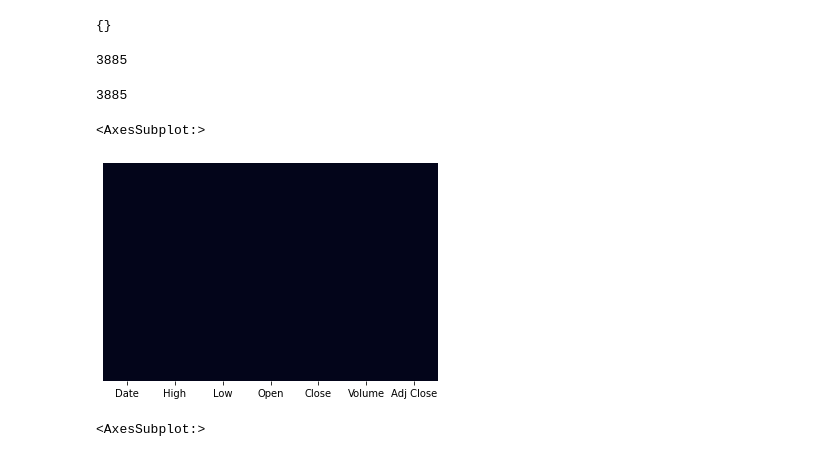
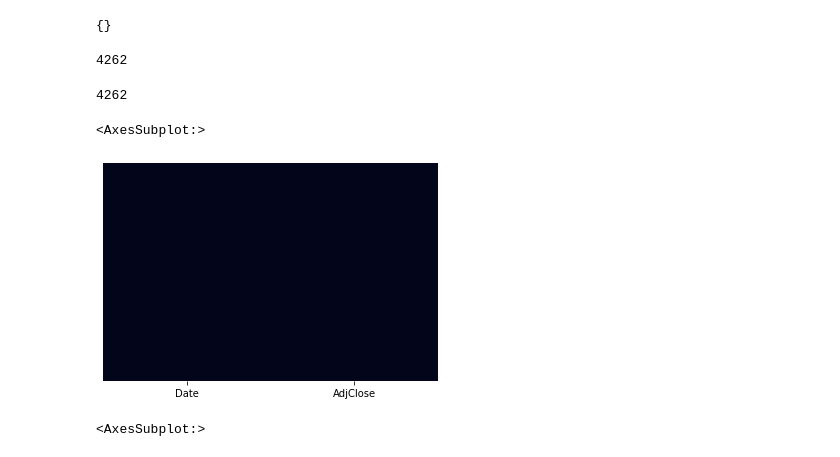
Before and after one commit to erikbcode/ML-stock-prediction, a Jupyter notebook: notebooks/LogisticRegression.ipynb, the cells around one changed output. Cells and saved outputs as stored; diff of their text form; code cells hidden in the pictures.

Commit message:
Updating notebooks with SPY data

```diff
--- a/notebooks/LogisticRegression.ipynb
+++ b/notebooks/LogisticRegression.ipynb
@@ -16,15 +17,28 @@ from datetime import date
 ## Load in initial datasets using pandas_datareader with yahoo finance
 # %%
 # Load in intitial datasets
-ticker = 'aapl'
-startdate = '2007-06-29'
-aapl = pandas_datareader.DataReader(ticker.lower(), 'yahoo', start=startdate, end = date.today().strftime("%Y-%m-%d"))
-aapl.reset_index(inplace=True)
+ticker = 'spy'
+vixtick = '^vix'
+tenyrtick = '^tnx'
+startdate = '2006-01-01'
 
-ticker = '^vix'
-startdate = '2007-06-29'
-vix = pandas_datareader.DataReader(ticker.lower(), 'yahoo', start=startdate, end = date.today().strftime("%Y-%m-%d"))
+spy = pandas_datareader.DataReader(ticker.lower(), 'yahoo', start=startdate, end = date.today().strftime("%Y-%m-%d"))
+spy.reset_index(inplace=True)
+
+vix = pandas_datareader.DataReader(vixtick.lower(), 'yahoo', start=startdate, end = date.today().strftime("%Y-%m-%d"))
 vix.reset_index(inplace=True)
+
+tenyr = pandas_datareader.DataReader(tenyrtick.lower(), 'yahoo', start=startdate, end = date.today().strftime("%Y-%m-%d"))
+tenyr.reset_index(inplace=True)
 # %% [markdown]
 ## Data cleaning
+# %%
+# Convert date column to datetime from string so that it can easily be operated on
+spy['Date'] = pd.to_datetime(spy['Date'])
+vix['Date'] = pd.to_datetime(vix['Date'])
+tenyr['Date'] = pd.to_datetime(tenyr['Date'])
+# %%
+# Clean spy data
+spy.rename(columns={'Adj Close': 'AdjClose'}, inplace=True)
+spy.drop(['High', 'Low', 'Open', 'Close', 'Volume'], axis=1, inplace=True)
 # %%
@@ -40,25 +59,25 @@ def get_missing_values(df):
             values[feat] = round(df[feat].mean(),3)
     return values
 
-values = get_missing_values(aapl)
+values = get_missing_values(spy)
 values
 # %% [output]
 {}
 # %%
 len(vix)
 # %% [output]
-3885
+4262
 # %%
-len(aapl)
+len(spy)
 # %% [output]
-3885
+4262
 # %%
 # Fill empty values and display heatmap
-aapl.fillna(value=values, inplace=True)
-sns.heatmap(aapl.isnull(), yticklabels=False, cbar=False)
+spy.fillna(value=values, inplace=True)
+sns.heatmap(spy.isnull(), yticklabels=False, cbar=False)
 # %% [output]
 <AxesSubplot:>
-[figure, old version]
+[figure, new version]
 # %%
 # Fill empty values and display heatmap
 vix.fillna(value=values, inplace=True)
```
Also changed, not shown: parts of 38 cells of this notebook, 1 other file.
